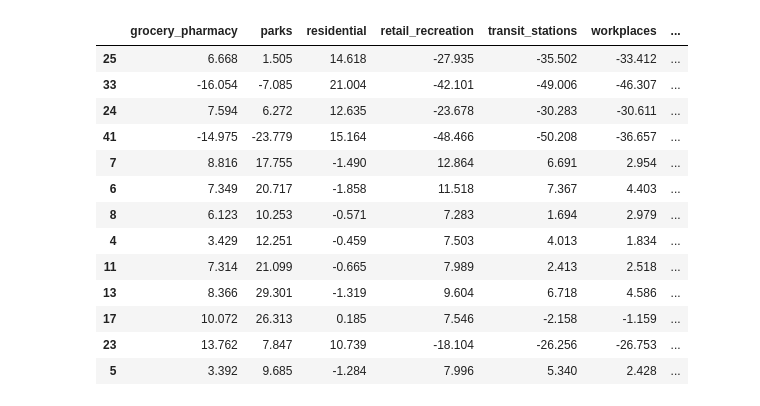
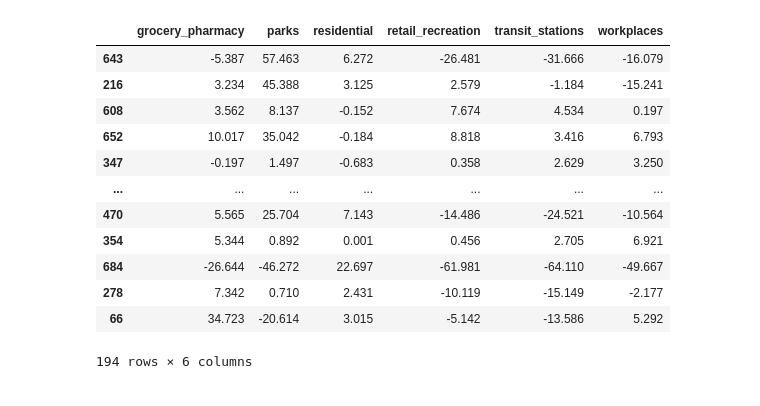
Before and after one commit to anamarisamacedo/FEUP-IART, a Jupyter notebook: TP2/DataScience/Untitled1.ipynb, the cells around one changed output. Cells and saved outputs as stored; diff of their text form; code cells hidden in the pictures.

```diff
--- a/TP2/DataScience/Untitled1.ipynb
+++ b/TP2/DataScience/Untitled1.ipynb
@@ -36,0 +21,15 @@ usa
+# %%
+#List of all countries in dataset
+countries = covid['country'].unique()
+
+#dict with populations to fill
+population = {'Argentina' : 44490000, 'Australia' : 24990000, 'Brazil' : 209500000, 'Canada' : 37590000, 'Germany' : 83020000, 'Spain' : 46940000,
+              'France' : 66990000, 'United Kingdom' : 66650000, 'Indonesia' : 267700000, 'India' : 1353000000, 'Italy' : 60360000, 'Japan' : 126500000,
+              'South Korea' : 51640000, 'Mexico' : 126200000, 'Saudi Arabia' : 33700000, 'Sweden' : 10230000, 'Turkey' : 82000000, 'US' : 328200000,
+              'South Africa' : 57780000}
+
+for country in countries:
+    covid.loc[covid['country'] == country, 'population'] = population[country];
+    covid.loc[:, 'cases_per_thousand'] = covid['total_cases']/(covid['population']/1000000.0);
+
+covid.head()
@@ -77,32 +65,35 @@ usa
 # %%
 # train and test sets
 
 from sklearn.model_selection import train_test_split
 
-train , test = train_test_split(usa, test_size=0.3)
+testing = covid.drop(covid.loc[covid.country=='Brazil'].index);
+testing = testing.drop(columns=['country', 'fatalities', 'date', 'iso', 'population', 'total_cases'])
+testing.reset_index(drop=True, inplace=True)
 
-x_train = train.drop('total_cases', axis=1)
-y_train = train['total_cases']
+train , test = train_test_split(testing, test_size=0.25)
 
-x_test = test.drop('total_cases', axis = 1)
-y_test = test['total_cases']
+x_train = train.drop('cases_per_thousand', axis=1)
+y_train = train['cases_per_thousand']
+
+x_test = test.drop('cases_per_thousand', axis = 1)
+y_test = test['cases_per_thousand']
 
 x_test
 # %% [output]
-|  | grocery_pharmacy | parks | residential | retail_recreation | transit_stations | workplaces | ... |
-| 25 | 6.668 | 1.505 | 14.618 | -27.935 | -35.502 | -33.412 | ... |
-| 33 | -16.054 | -7.085 | 21.004 | -42.101 | -49.006 | -46.307 | ... |
-| 24 | 7.594 | 6.272 | 12.635 | -23.678 | -30.283 | -30.611 | ... |
-| 41 | -14.975 | -23.779 | 15.164 | -48.466 | -50.208 | -36.657 | ... |
-| 7 | 8.816 | 17.755 | -1.490 | 12.864 | 6.691 | 2.954 | ... |
-| 6 | 7.349 | 20.717 | -1.858 | 11.518 | 7.367 | 4.403 | ... |
-| 8 | 6.123 | 10.253 | -0.571 | 7.283 | 1.694 | 2.979 | ... |
-| 4 | 3.429 | 12.251 | -0.459 | 7.503 | 4.013 | 1.834 | ... |
-| 11 | 7.314 | 21.099 | -0.665 | 7.989 | 2.413 | 2.518 | ... |
-| 13 | 8.366 | 29.301 | -1.319 | 9.604 | 6.718 | 4.586 | ... |
-| 17 | 10.072 | 26.313 | 0.185 | 7.546 | -2.158 | -1.159 | ... |
-| 23 | 13.762 | 7.847 | 10.739 | -18.104 | -26.256 | -26.753 | ... |
-| 5 | 3.392 | 9.685 | -1.284 | 7.996 | 5.340 | 2.428 | ... |
+|  | grocery_pharmacy | parks | residential | retail_recreation | transit_stations | workplaces |
+| 643 | -5.387 | 57.463 | 6.272 | -26.481 | -31.666 | -16.079 |
+| 216 | 3.234 | 45.388 | 3.125 | 2.579 | -1.184 | -15.241 |
+| 608 | 3.562 | 8.137 | -0.152 | 7.674 | 4.534 | 0.197 |
+| 652 | 10.017 | 35.042 | -0.184 | 8.818 | 3.416 | 6.793 |
+| 347 | -0.197 | 1.497 | -0.683 | 0.358 | 2.629 | 3.250 |
+| ... | ... | ... | ... | ... | ... | ... |
+| 470 | 5.565 | 25.704 | 7.143 | -14.486 | -24.521 | -10.564 |
+| 354 | 5.344 | 0.892 | 0.001 | 0.456 | 2.705 | 6.921 |
+| 684 | -26.644 | -46.272 | 22.697 | -61.981 | -64.110 | -49.667 |
+| 278 | 7.342 | 0.710 | 2.431 | -10.119 | -15.149 | -2.177 |
+| 66 | 34.723 | -20.614 | 3.015 | -5.142 | -13.586 | 5.292 |
+194 rows × 6 columns
 # %%
 # preprocessing --> scaling
 # all between [0, 1]
```
Also changed, not shown: parts of 8 cells of this notebook, 4 other files.
